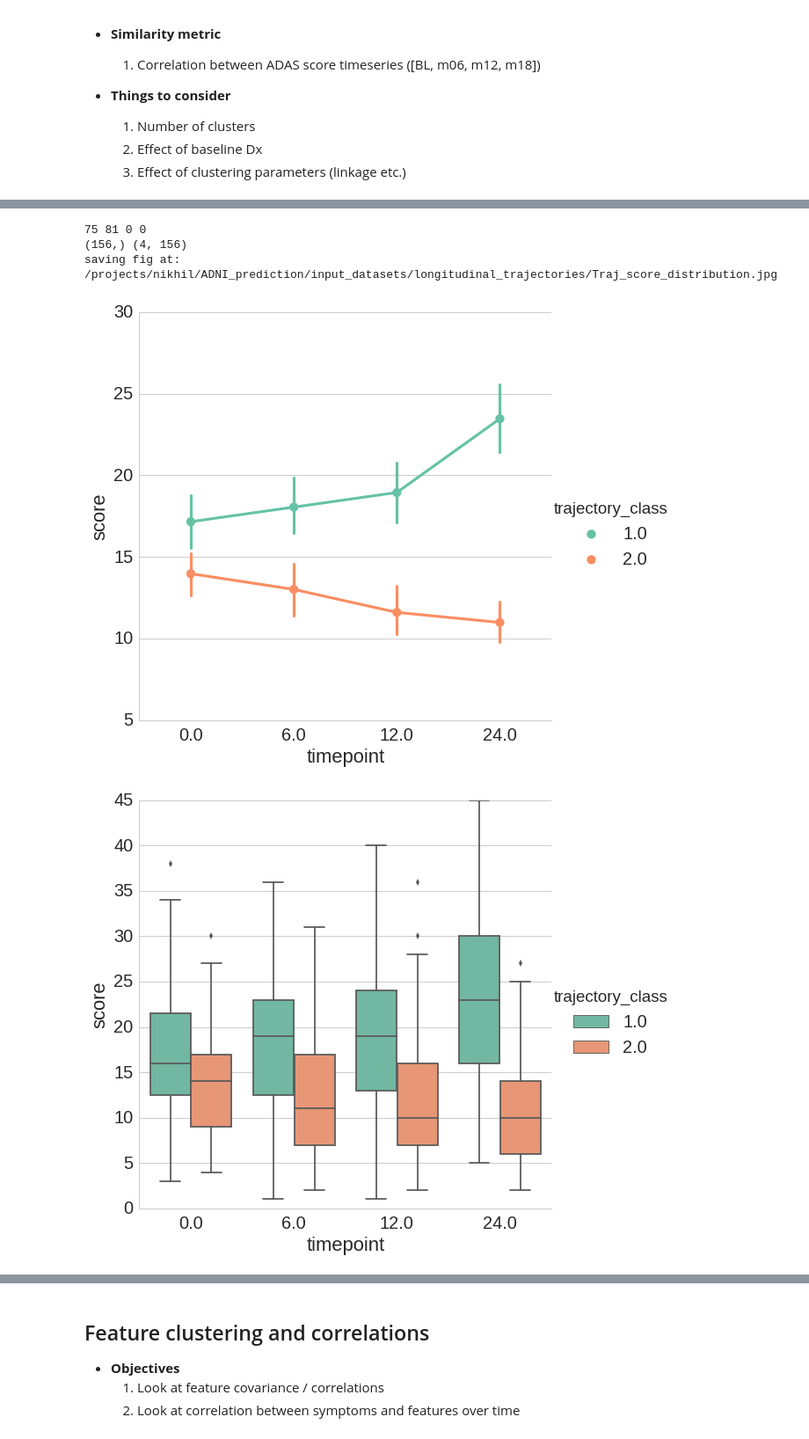
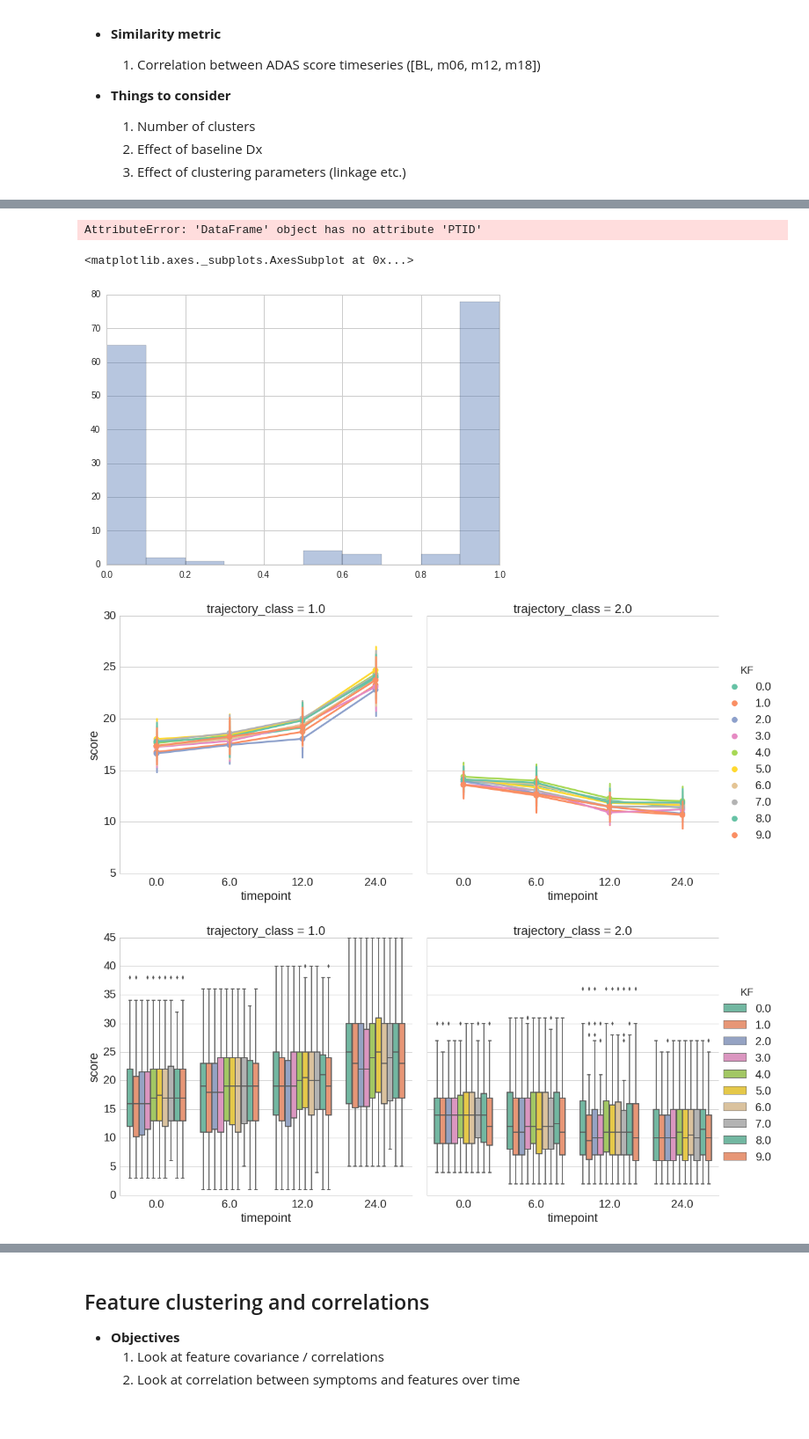
Before and after one commit to TIGRLab/NI-ML, a Jupyter notebook: models/notebooks/ADNI_longitudinal_stats.ipynb, the cells around one changed output, grey strips where cells are left out. Shown at 88% size. Cells and saved outputs as stored; diff of their text form; code cells hidden in the pictures.

```diff
--- a/models/notebooks/ADNI_longitudinal_stats.ipynb
+++ b/models/notebooks/ADNI_longitudinal_stats.ipynb
@@ -267,39 +333,42 @@ ValueError: Linkage 'Z' contains negative counts.
+# %%
+#Stability stats for clusters
+traj_dist_df = df_traj_concat[df_traj_concat.timepoint==0]
+
+traj_permute_stats = pd.DataFrame(columns=['PTID','T1_percent','T2_percent'])
+for i, ptid in enumerate(test_merge.PTID.values):
+    traj_list = traj_dist_df[traj_dist_df.PTID == ptid]['trajectory_class'].values
+    t1_percent = np.sum(traj_list==1)/float(len(traj_list))
+    t2_percent = np.sum(traj_list==2)/float(len(traj_list))
+    traj_permute_stats.loc[i] = [ptid,t1_percent,t2_percent]
+
+print 'number of subjects: {}'.format(len(traj_permute_stats))
+# %% [output]
+AttributeError: 'DataFrame' object has no attribute 'PTID'
+# %%
+#Plot cluster memebership distribution per PTID
+sns.set(style="whitegrid")
+sns.distplot(traj_permute_stats['T2_percent'].values, kde=False, bins=10)
+# %% [output]
+<matplotlib.axes._subplots.AxesSubplot at 0x...>
+[figure, added]
 # %%
-#Clip the dendrogram to get 2 clusters and the plot average scores per cluster
-import scipy.cluster.hierarchy as sch
+#plots
+save_figure = False
 sns.set(font_scale=2)
-num_of_clusters = 2
-Z = g.dendrogram_col.linkage
-T = sch.fcluster(Z, num_of_clusters, 'maxclust')
-print np.sum(T==1),np.sum(T==2), np.sum(T==3),np.sum(T==4)
-print T.shape, d.values.shape
-
-tpx, subx = d.values.shape
-score_vec = d.transpose().values.reshape(tpx*subx,1)
-tp_vec = np.tile([0,6,12,24],subx).reshape(tpx*subx,1)
-T_tp = np.repeat(T,4, axis=0).reshape(tpx*subx,1)
-
-df_traj = pd.DataFrame(data = np.hstack((score_vec,tp_vec,T_tp)), columns=['score','timepoint','trajectory_class'])
-
-#plots
-save_figure = True
 sns.set_style("whitegrid")
 
-g = sns.factorplot(x="timepoint", y='score', hue='trajectory_class', kind='point', palette='Set2',data=df_traj,size=8)
+g = sns.factorplot(x="timepoint", y='score', hue='KF',col='trajectory_class', kind='point', palette='Set2',data=df_traj_concat,size=8)
 #plt.title('Mean score per time-point for each trajectory class')
-g = sns.factorplot(x="timepoint", y='score', hue='trajectory_class', kind='box', palette='Set2', data=df_traj,size=8)
+g = sns.factorplot(x="timepoint", y='score', hue='KF',col='trajectory_class', kind='box', palette='Set2', data=df_traj_concat,size=8)
 #plt.title('Score distibution per time-point for each trajectory class')
 
 if save_figure:
     fig_name = 'Traj_score_distribution.jpg'
     g.savefig(baseline_dir + fig_name, format='jpeg', dpi=1000)
     print 'saving fig at: {}'.format(baseline_dir + fig_name)
 # %% [output]
-75 81 0 0
-(156,) (4, 156)
-saving fig at: /projects/nikhil/ADNI_prediction/input_datasets/longitudinal_trajectories/Traj_score_distribution.jpg
-[figure, old version]
+[figure, new version]
-[figure, old version]
+[figure, new version]
 # %%
 # Save subject - trajectry labels.
 #d.to_csv(baseline_dir+'input_csv/Longitduinal_MCI_ADAS13_traj_test.csv')
```
Also changed, not shown: parts of 8 cells of this notebook, 25 other files.
